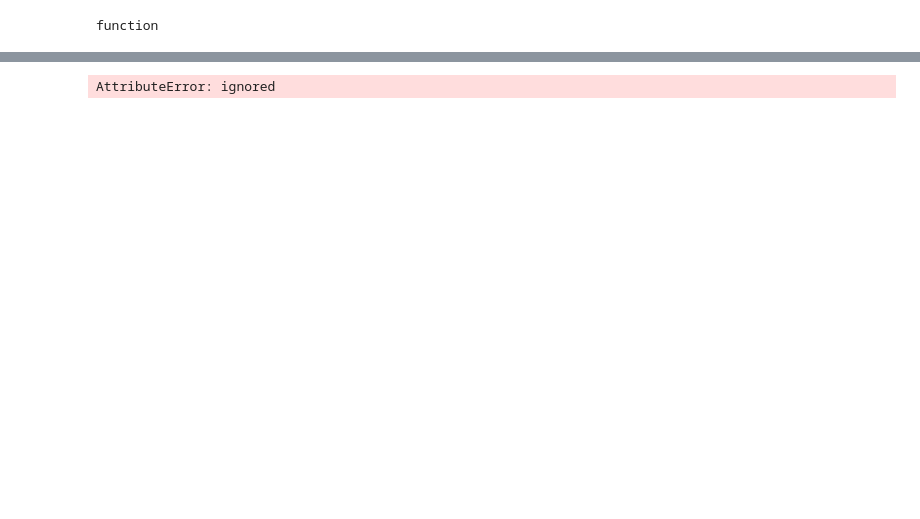
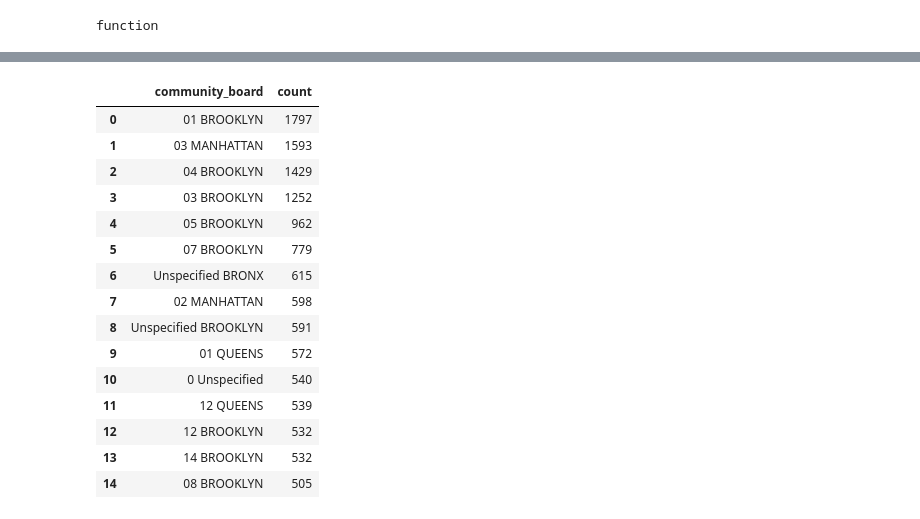
Before and after one commit to jjp422/nyu-python-public-policy, a Jupyter notebook: Homework3.ipynb, the cells around one changed output, grey strips where cells are left out. Saved outputs shown, nothing was run; the diff lists cells and outputs as text; code cells hidden in the pictures; blank space fills up the shorter version.

```diff
--- a/Homework3.ipynb
+++ b/Homework3.ipynb
@@ -106,4 +126,2 @@ graffiti_counts
 # %%
-df_graffiti = graffiti_flag
+df_graffiti = df[df.graffiti_flag == 'True']
-# %% [output]
-AttributeError: ignored
@@ -109,0 +130,19 @@ AttributeError: ignored
+# %%
+df_graffiti.groupby('community_board').size().nlargest(15).reset_index(name='count')
+# %% [output]
+|  | community_board | count |
+| 0 | 01 BROOKLYN | 1797 |
+| 1 | 03 MANHATTAN | 1593 |
+| 2 | 04 BROOKLYN | 1429 |
+| 3 | 03 BROOKLYN | 1252 |
+| 4 | 05 BROOKLYN | 962 |
+| 5 | 07 BROOKLYN | 779 |
+| 6 | Unspecified BRONX | 615 |
+| 7 | 02 MANHATTAN | 598 |
+| 8 | Unspecified BROOKLYN | 591 |
+| 9 | 01 QUEENS | 572 |
+| 10 | 0 Unspecified | 540 |
+| 11 | 12 QUEENS | 539 |
+| 12 | 12 BROOKLYN | 532 |
+| 13 | 14 BROOKLYN | 532 |
+| 14 | 08 BROOKLYN | 505 |
```
Also changed, not shown: parts of 13 cells of this notebook.
